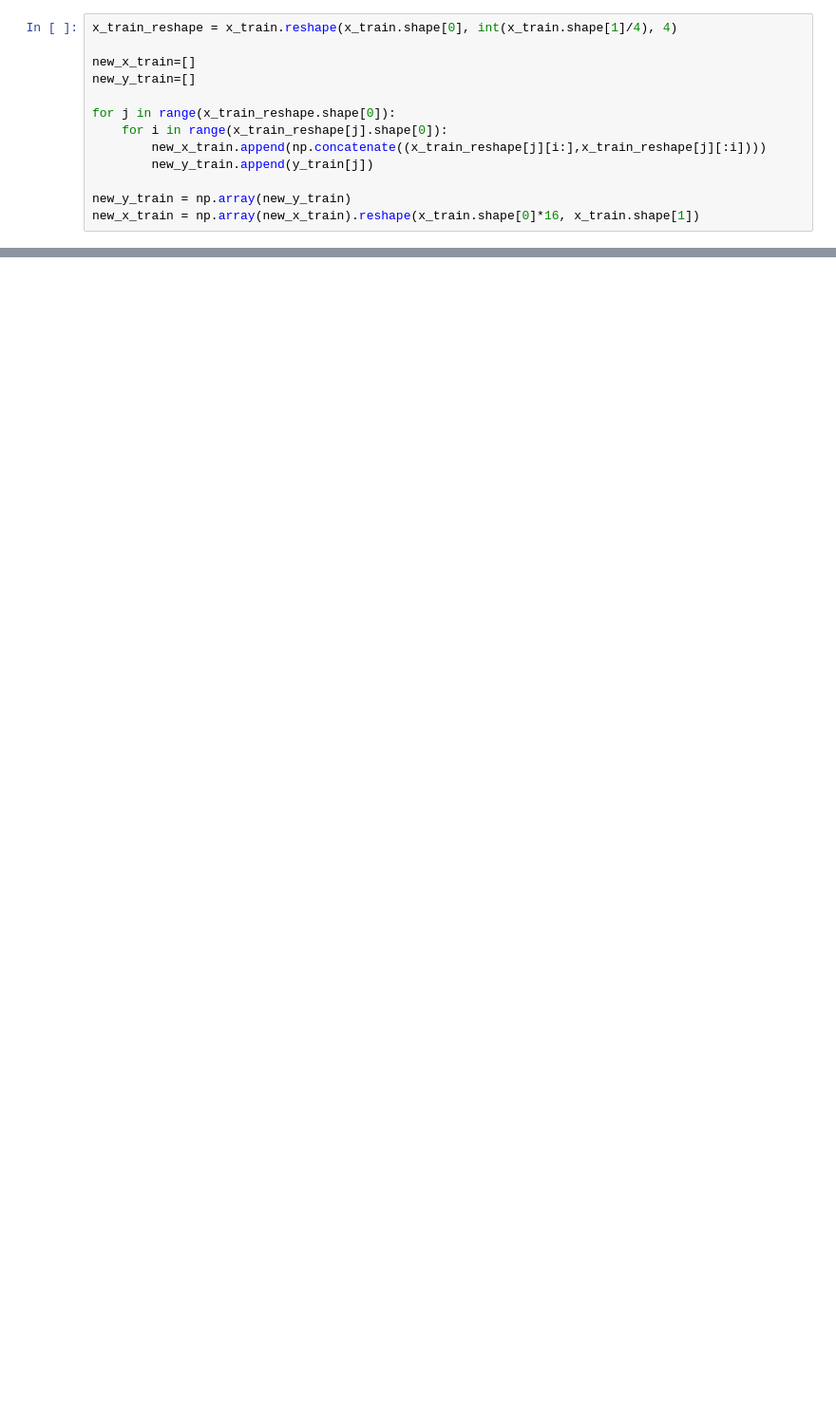
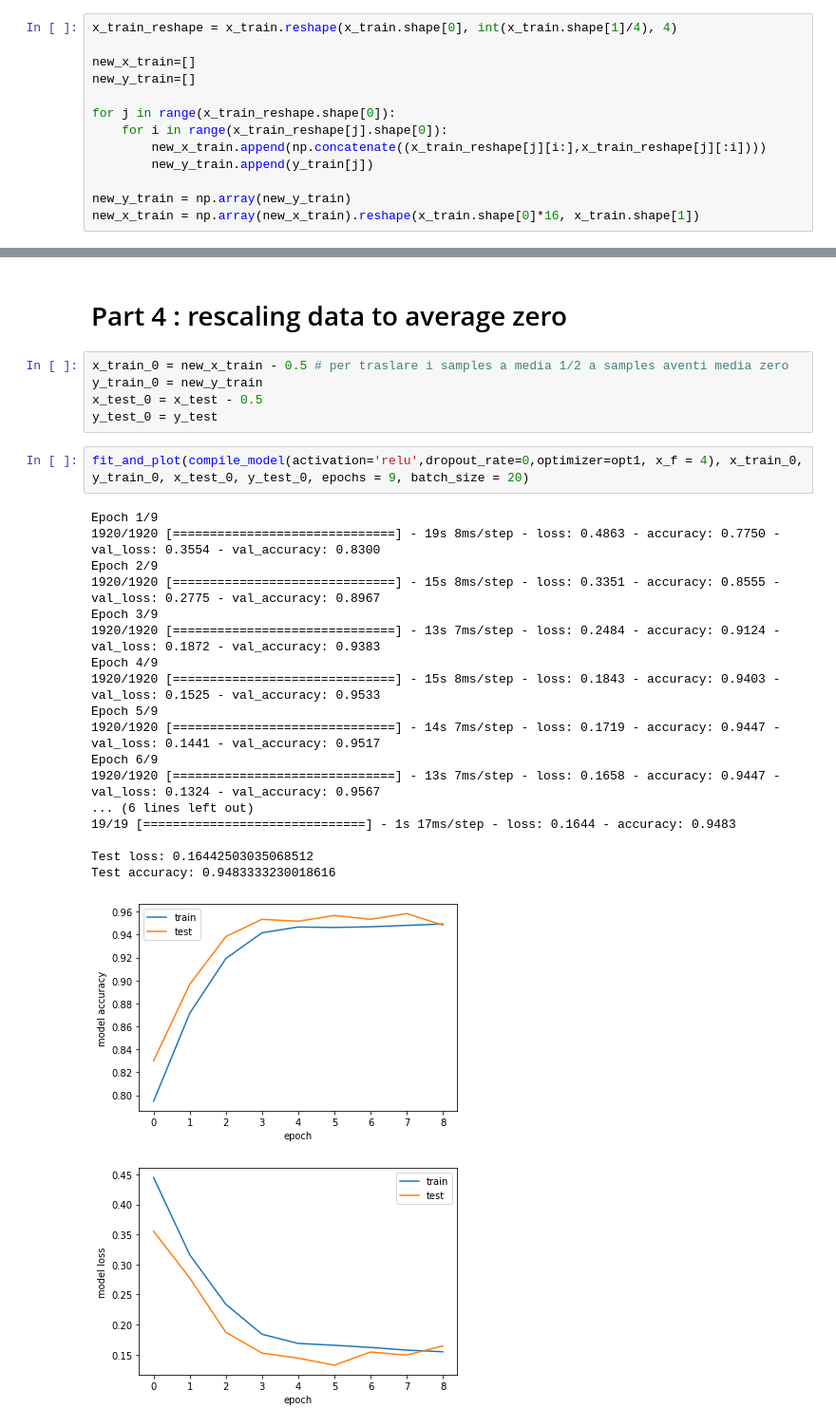
Before and after one commit to samuelelipani/lcpb, a Jupyter notebook: ex2.ipynb, the cells around one changed output, grey strips where cells are left out. Shown at 95% size. Saved outputs shown, nothing was run; the diff lists cells and outputs as text; blank space fills up the shorter version.

```diff
--- a/ex2.ipynb
+++ b/ex2.ipynb
@@ -508,0 +465,29 @@ Test accuracy: 0.7416666746139526
+# %% [markdown]
+# Part 4 : rescaling data to average zero
+# %%
+x_train_0 = new_x_train - 0.5 # per traslare i samples a media 1/2 a samples aventi media zero
+y_train_0 = new_y_train
+x_test_0 = x_test - 0.5
+y_test_0 = y_test
+# %%
+fit_and_plot(compile_model(activation='relu',dropout_rate=0,optimizer=opt1, x_f = 4), x_train_0, y_train_0, x_test_0, y_test_0, epochs = 9, batch_size = 20)
+# %% [output]
+Epoch 1/9
+1920/1920 [==============================] - 19s 8ms/step - loss: 0.4863 - accuracy: 0.7750 - val_loss: 0.3554 - val_accuracy: 0.8300
+Epoch 2/9
+1920/1920 [==============================] - 15s 8ms/step - loss: 0.3351 - accuracy: 0.8555 - val_loss: 0.2775 - val_accuracy: 0.8967
+Epoch 3/9
+1920/1920 [==============================] - 13s 7ms/step - loss: 0.2484 - accuracy: 0.9124 - val_loss: 0.1872 - val_accuracy: 0.9383
+Epoch 4/9
+1920/1920 [==============================] - 15s 8ms/step - loss: 0.1843 - accuracy: 0.9403 - val_loss: 0.1525 - val_accuracy: 0.9533
+Epoch 5/9
+1920/1920 [==============================] - 14s 7ms/step - loss: 0.1719 - accuracy: 0.9447 - val_loss: 0.1441 - val_accuracy: 0.9517
+Epoch 6/9
+1920/1920 [==============================] - 13s 7ms/step - loss: 0.1658 - accuracy: 0.9447 - val_loss: 0.1324 - val_accuracy: 0.9567
+... (6 lines left out)
+19/19 [==============================] - 1s 17ms/step - loss: 0.1644 - accuracy: 0.9483
+
+Test loss: 0.16442503035068512
+Test accuracy: 0.9483333230018616
+[figure, added]
+[figure, added]
```
Also changed, not shown: parts of 62 cells of this notebook.
